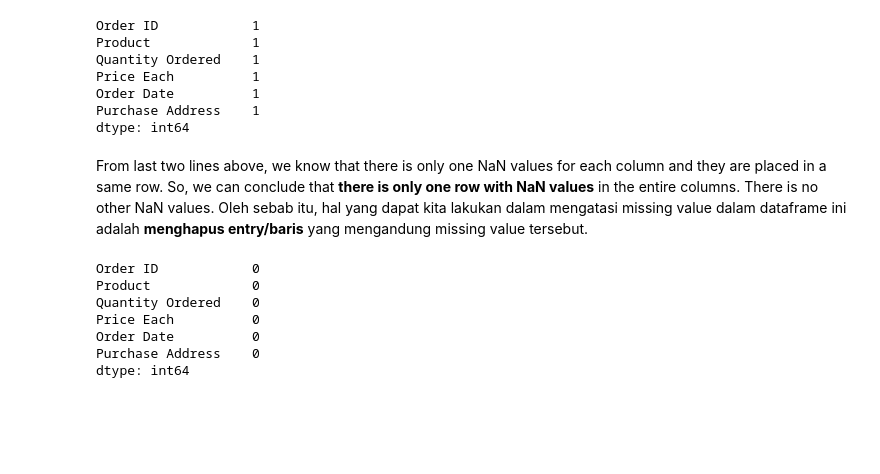
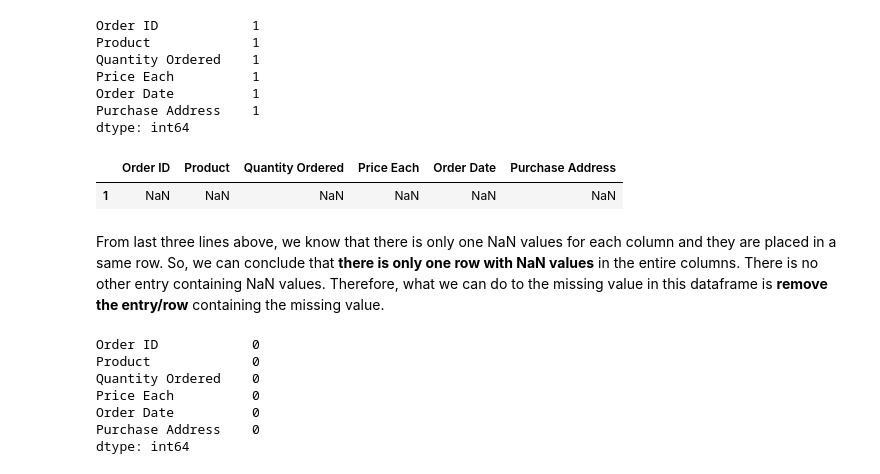
Before and after one commit to ricoputrap/electrosales-2019, a Jupyter notebook: SalesAnalysis.ipynb, the cells around one changed output. Drawn from its saved outputs; the diff is of its cells as text; code cells hidden in the pictures; blank space fills up the shorter version.

```diff
--- a/SalesAnalysis.ipynb
+++ b/SalesAnalysis.ipynb
@@ -272,8 +272,13 @@ Price Each          1
 Order Date          1
 Purchase Address    1
 dtype: int64
+# %%
+df[df['Order ID'].isnull()]
+# %% [output]
+|  | Order ID | Product | Quantity Ordered | Price Each | Order Date | Purchase Address |
+| 1 | NaN | NaN | NaN | NaN | NaN | NaN |
 # %% [markdown]
-From last two lines above, we know that there is only one NaN values for each column and they are placed in a same row. So, we can conclude that **there is only one row with NaN values** in the entire columns. There is no other NaN values. Oleh sebab itu, hal yang dapat kita lakukan dalam mengatasi missing value dalam dataframe ini adalah **menghapus entry/baris** yang mengandung missing value tersebut.
+From last three lines above, we know that there is only one NaN values for each column and they are placed in a same row. So, we can conclude that **there is only one row with NaN values** in the entire columns. There is no other entry containing NaN values. Therefore, what we can do to the missing value in this dataframe is **remove the entry/row** containing the missing value.
 # %%
 # remove row with NaN values in the entire columns
 df.dropna(how='all', inplace=True)
```
